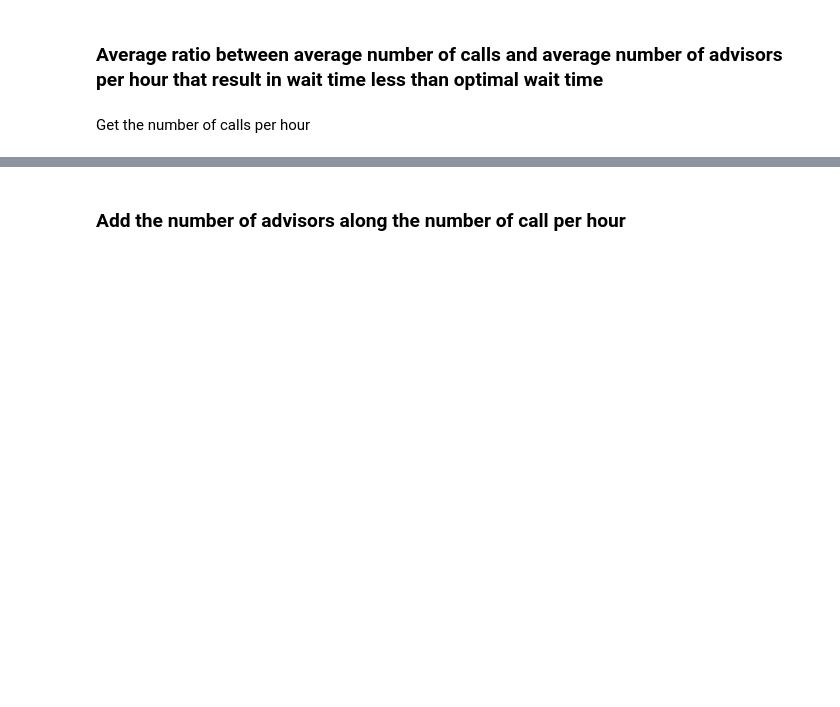
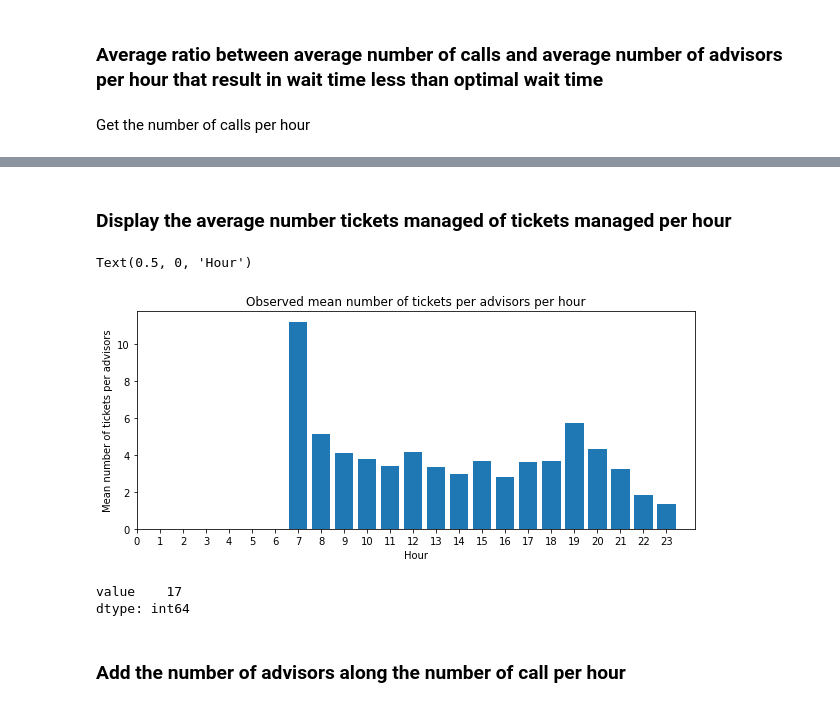
Before and after one commit to aiglobalpros/AI_Call_Center, a Jupyter notebook: notebooks/ROI.ipynb, the cells around one changed output, grey strips where cells are left out. Drawn from its saved outputs; the diff is of its cells as text; code cells hidden in the pictures; blank space fills up the shorter version.

```diff
--- a/notebooks/ROI.ipynb
+++ b/notebooks/ROI.ipynb
@@ -313,3 +596,27 @@ ticket_stats_df
+# %% [markdown]
+### Display the average number tickets managed of tickets managed per hour
+# %%
+hours_cols = planning_df.iloc[:,2:26].columns.values
+
+x = range(0, 24)
+mean_df = tickets_agg_df.values/nb_avdivsors.astype('int')
+
+plt.figure(figsize=(10,4))
+plt.bar(x, mean_df)
+
+plt.ylabel('Mean number of tickets per advisors')
+plt.title('Observed mean number of tickets per advisors per hour')
+plt.xticks(x)
+plt.xlabel('Hour')
+# %% [output]
+Text(0.5, 0, 'Hour')
+[figure, added]
+# %%
+mean_df = pd.DataFrame(mean_df, columns=['value']).replace([np.inf, -np.inf], np.nan).fillna(0)
+mean_df.loc[mean_df['value']>0].count()
+# %% [output]
+value    17
+dtype: int64
 # %% [markdown]
 ### Add the number of advisors along the number of call per hour
 # %%
```
Also changed, not shown: parts of 54 cells of this notebook.
